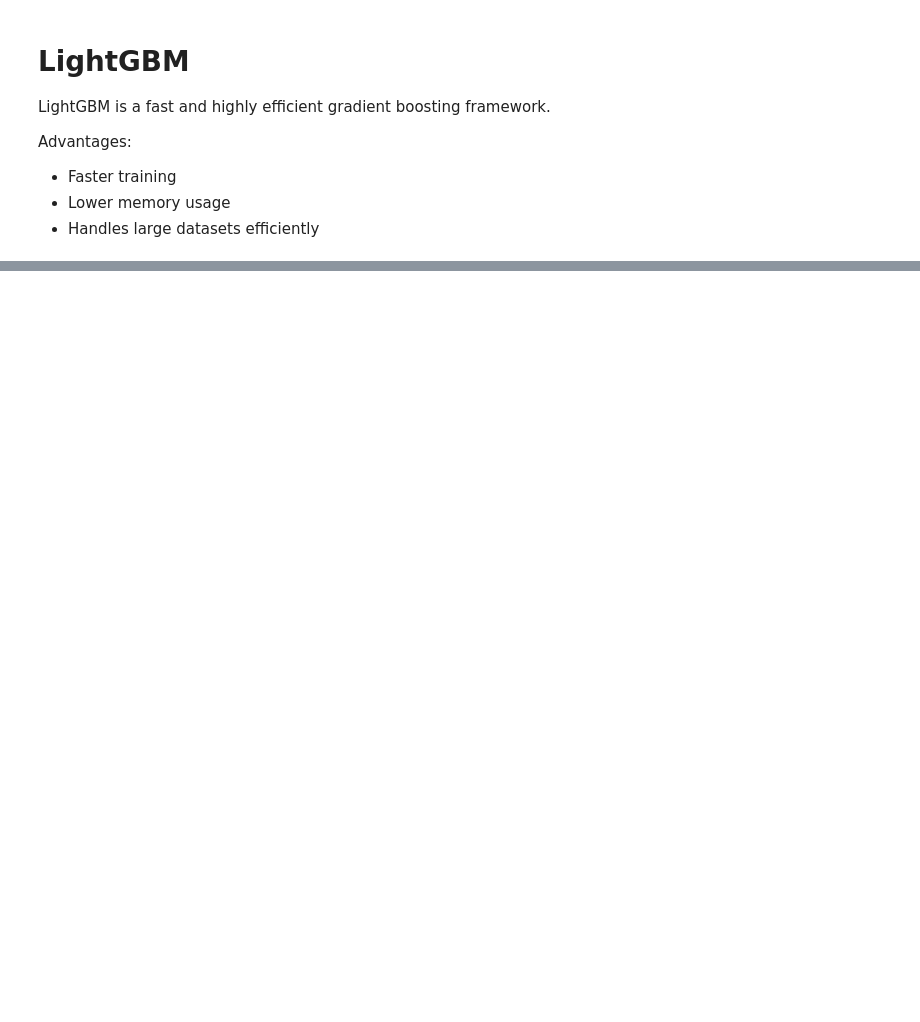
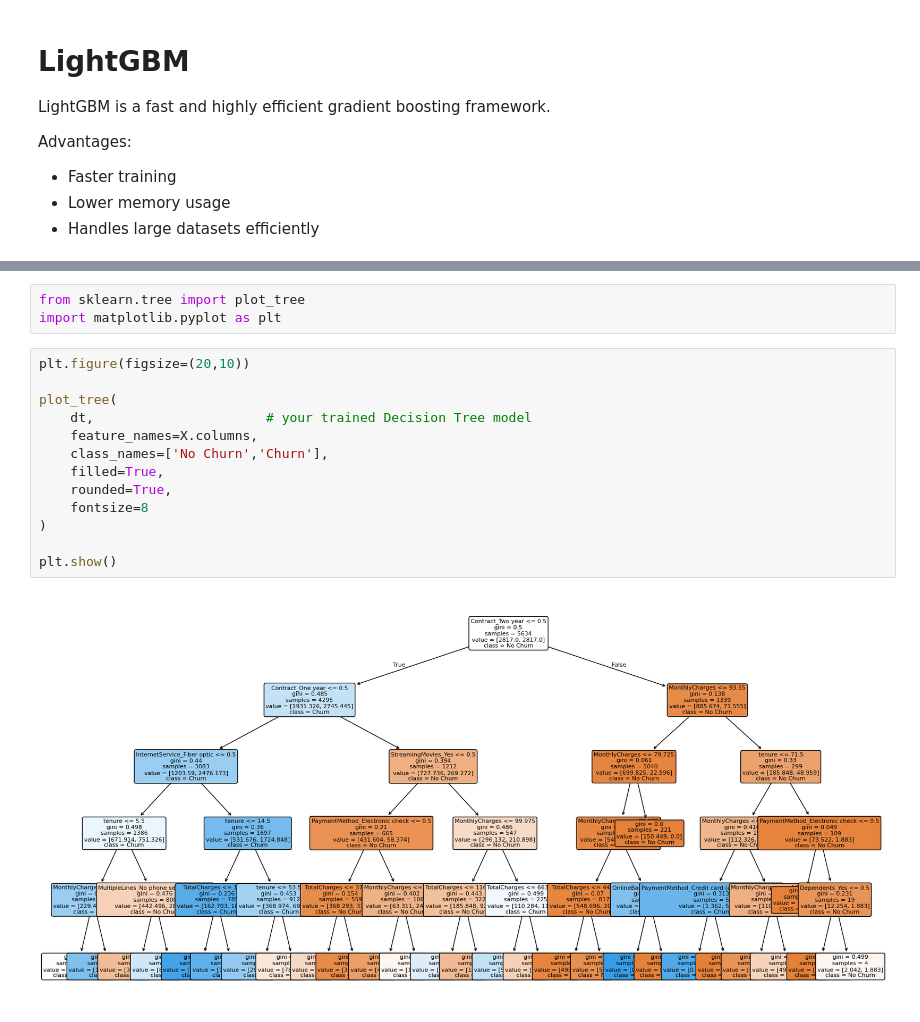
Before and after one commit to meersuhaib191/Data-Science-Intern, a Jupyter notebook: WEEK 6/ensemble_learning.ipynb, the cells around one changed output, grey strips where cells are left out. Cells and saved outputs as stored; diff of their text form; blank space fills up the shorter version.

```diff
--- a/WEEK 6/ensemble_learning.ipynb
+++ b/WEEK 6/ensemble_learning.ipynb
@@ -354,3 +353,21 @@ You can set `force_col_wise=true` to remove the overhead.
 LightGBM Accuracy: 0.7608232789212207
 LightGBM Recall: 0.7962466487935657
 LightGBM F1: 0.6380236305048335
+# %%
+from sklearn.tree import plot_tree
+import matplotlib.pyplot as plt
+# %%
+plt.figure(figsize=(20,10))
+
+plot_tree(
+    dt,                      # your trained Decision Tree model
+    feature_names=X.columns,
+    class_names=['No Churn','Churn'],
+    filled=True,
+    rounded=True,
+    fontsize=8
+)
+
+plt.show()
+# %% [output]
+[figure, added]
```
Also changed, not shown: parts of 3 cells of this notebook.
